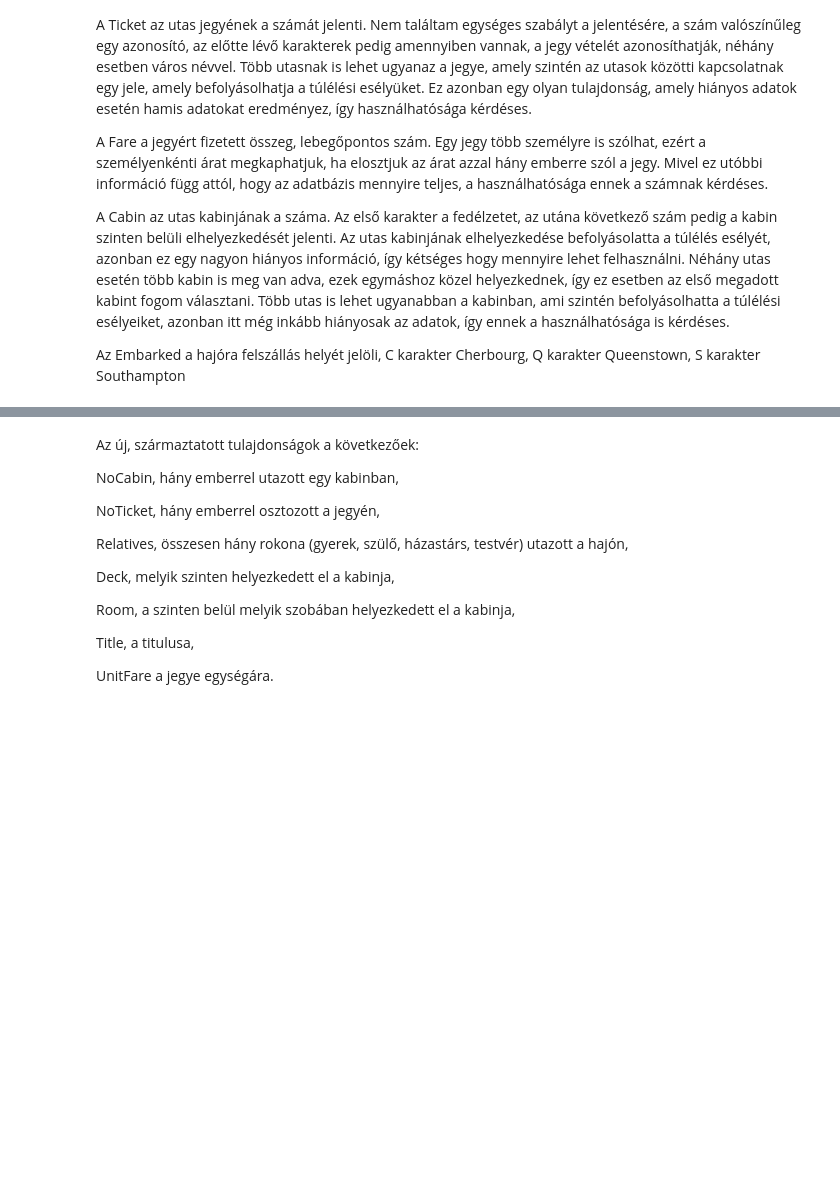
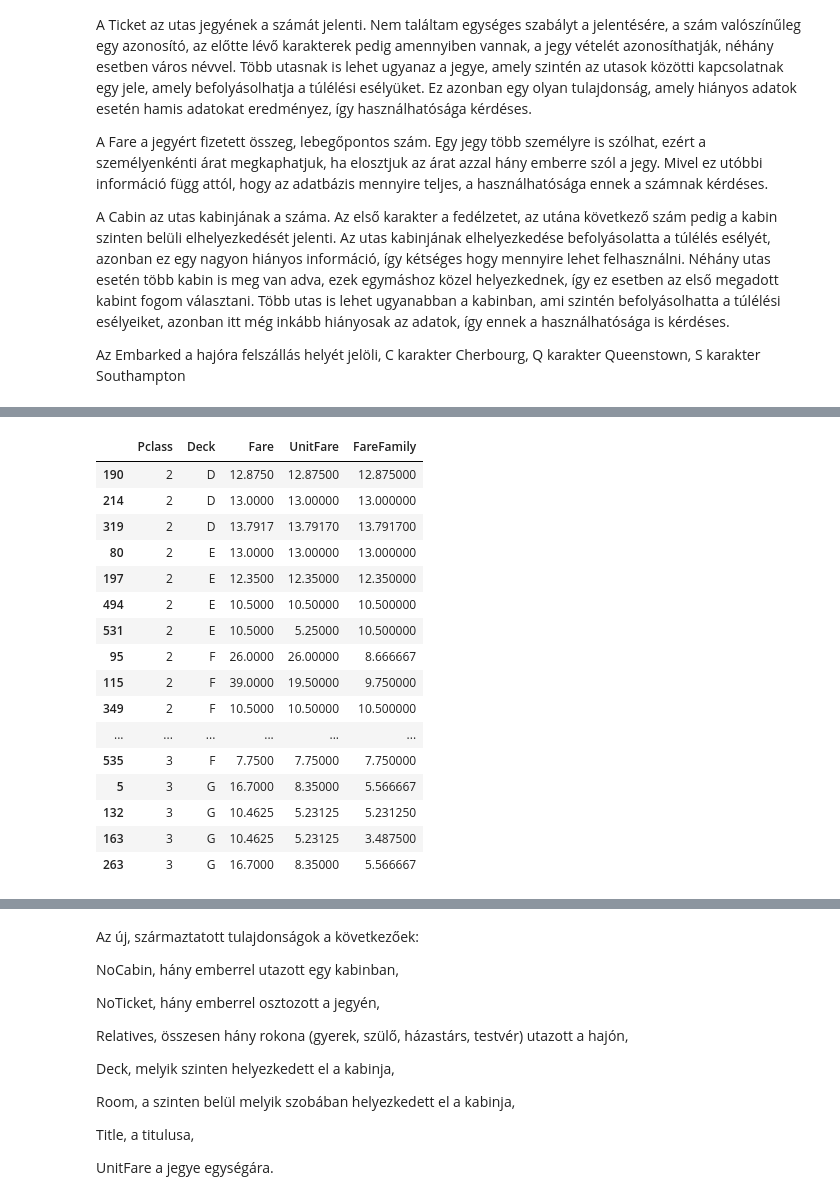
Before and after one commit to banderasz/KPMG, a Jupyter notebook: titanic.ipynb, the cells around one changed output, grey strips where cells are left out. Saved outputs shown, nothing was run; the diff lists cells and outputs as text; code cells hidden in the pictures; blank space fills up the shorter version.

```diff
--- a/titanic.ipynb
+++ b/titanic.ipynb
@@ -138,0 +282,20 @@ memory usage: 90.3+ KB
+# %%
+df_train[(df_train["Pclass"]!=1) & (df_train["Deck"] != "N")][["Pclass", "Deck", "Fare", "UnitFare", "FareFamily"]].sort_values(["Pclass", "Deck"])
+# %% [output]
+|  | Pclass | Deck | Fare | UnitFare | FareFamily |
+| 190 | 2 | D | 12.8750 | 12.87500 | 12.875000 |
+| 214 | 2 | D | 13.0000 | 13.00000 | 13.000000 |
+| 319 | 2 | D | 13.7917 | 13.79170 | 13.791700 |
+| 80 | 2 | E | 13.0000 | 13.00000 | 13.000000 |
+| 197 | 2 | E | 12.3500 | 12.35000 | 12.350000 |
+| 494 | 2 | E | 10.5000 | 10.50000 | 10.500000 |
+| 531 | 2 | E | 10.5000 | 5.25000 | 10.500000 |
+| 95 | 2 | F | 26.0000 | 26.00000 | 8.666667 |
+| 115 | 2 | F | 39.0000 | 19.50000 | 9.750000 |
+| 349 | 2 | F | 10.5000 | 10.50000 | 10.500000 |
+| ... | ... | ... | ... | ... | ... |
+| 535 | 3 | F | 7.7500 | 7.75000 | 7.750000 |
+| 5 | 3 | G | 16.7000 | 8.35000 | 5.566667 |
+| 132 | 3 | G | 10.4625 | 5.23125 | 5.231250 |
+| 163 | 3 | G | 10.4625 | 5.23125 | 3.487500 |
+| 263 | 3 | G | 16.7000 | 8.35000 | 5.566667 |
```
Also changed, not shown: parts of 36 cells of this notebook.
